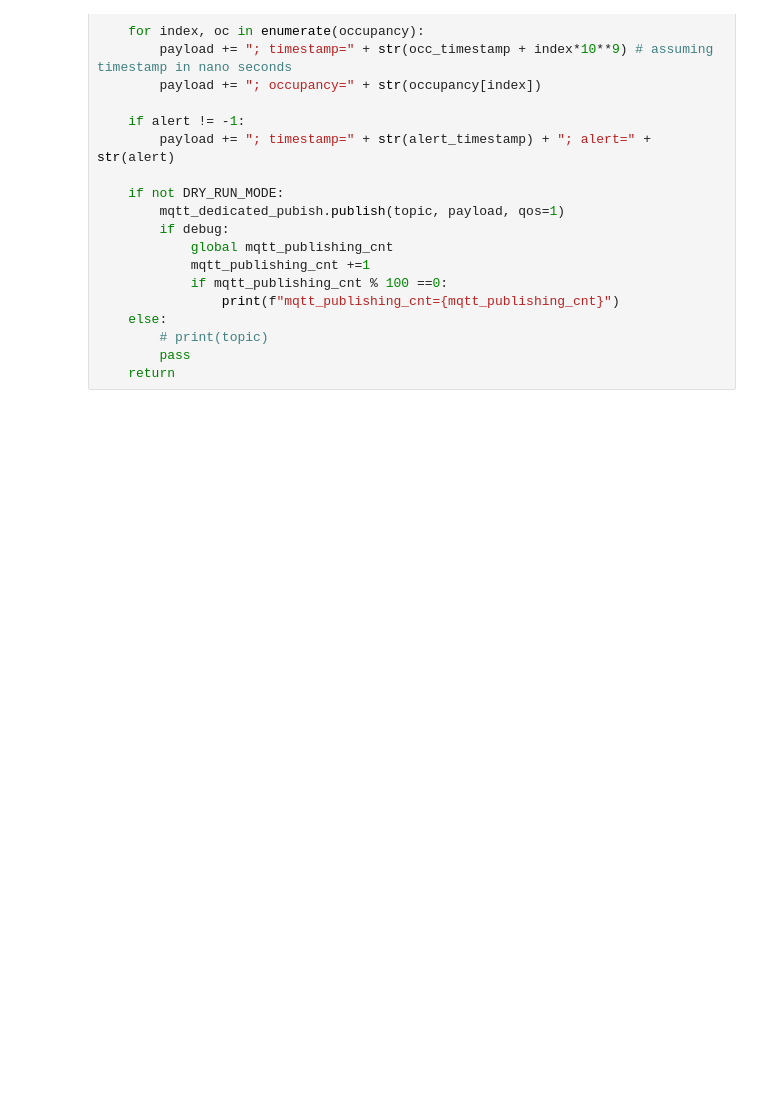
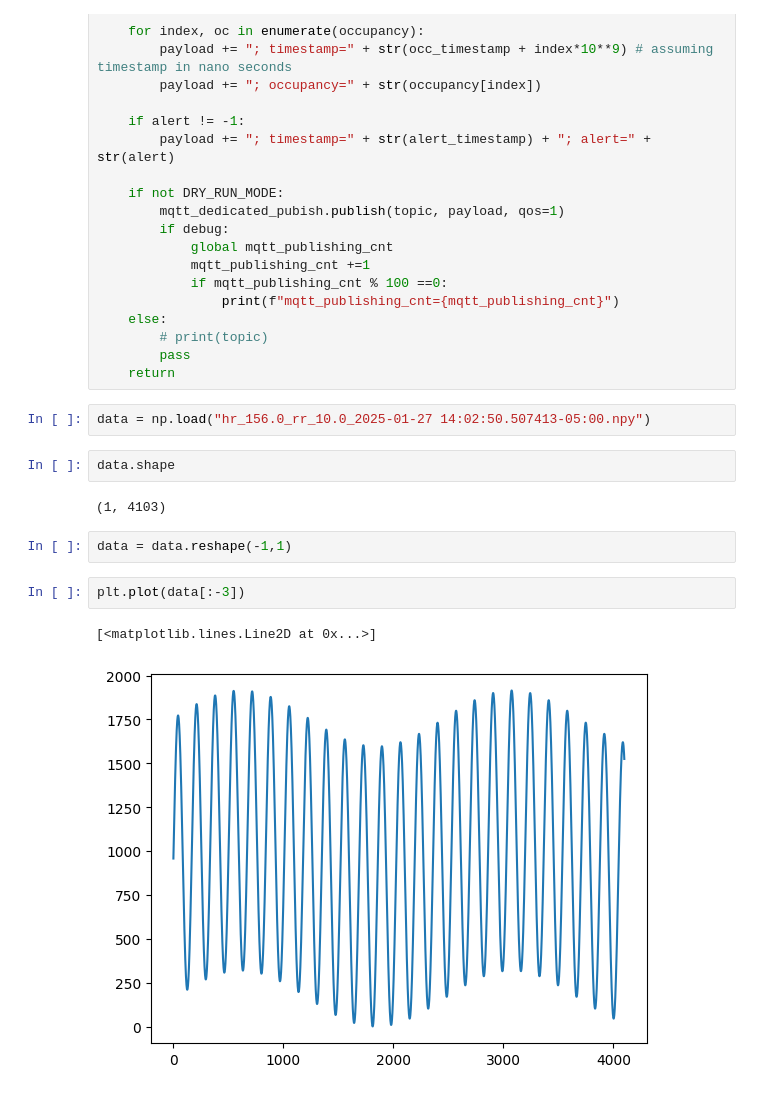
Before and after one commit to zaidpitafi/heartsim, a Jupyter notebook: z.ipynb, the cells around one changed output. Drawn from its saved outputs; the diff is of its cells as text; blank space fills up the shorter version.

```diff
--- a/z.ipynb
+++ b/z.ipynb
@@ -192,4 +46,17 @@ def send_vital_result(group, mac,timestamp, hr, rr, bph, bpl, movement, occupanc
         # print(topic)
         pass
     return
+# %%
+data = np.load("hr_156.0_rr_10.0_2025-01-27 14:02:50.507413-05:00.npy")
+# %%
+data.shape
+# %% [output]
+(1, 4103)
+# %%
+data = data.reshape(-1,1)
+# %%
+plt.plot(data[:-3])
+# %% [output]
+[<matplotlib.lines.Line2D at 0x...>]
+[figure, added]
 # %%
```
Also changed, not shown: parts of 27 cells of this notebook, 3 other files.
